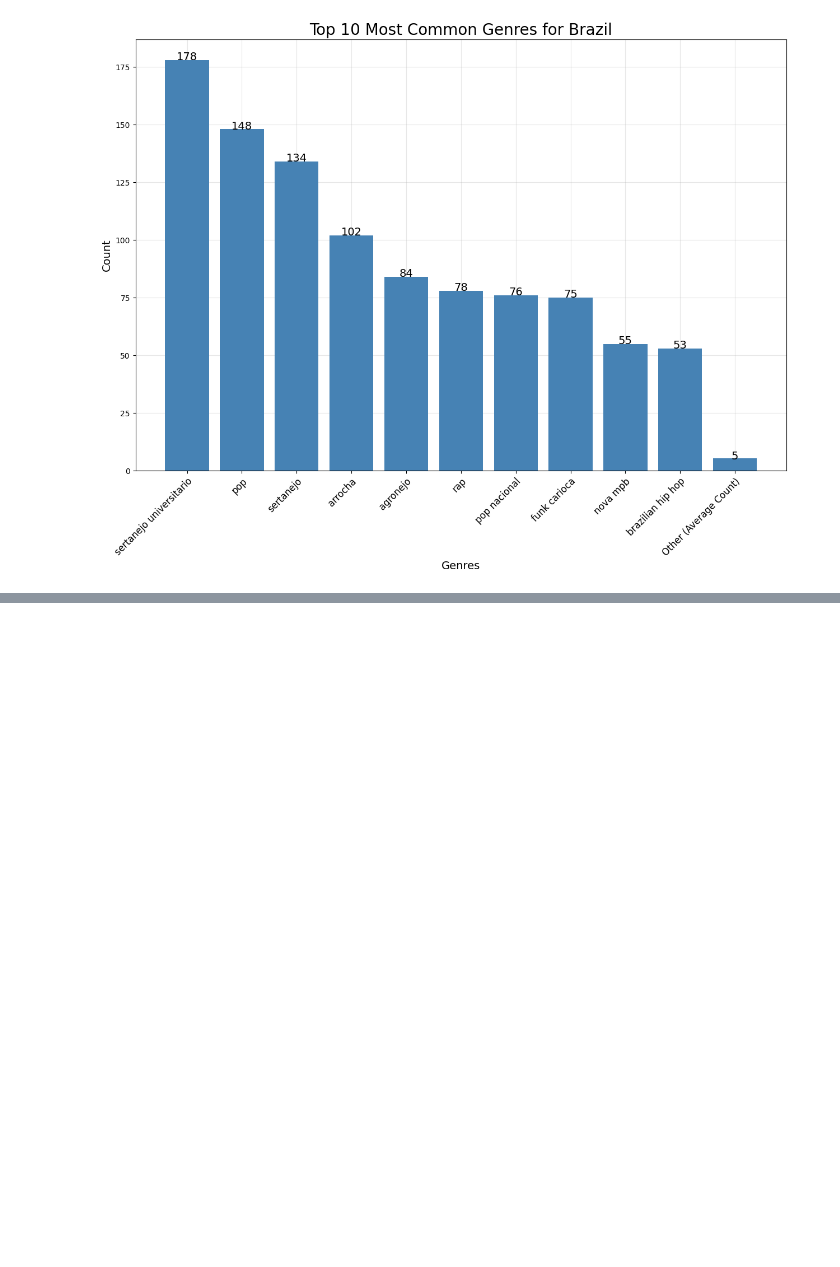
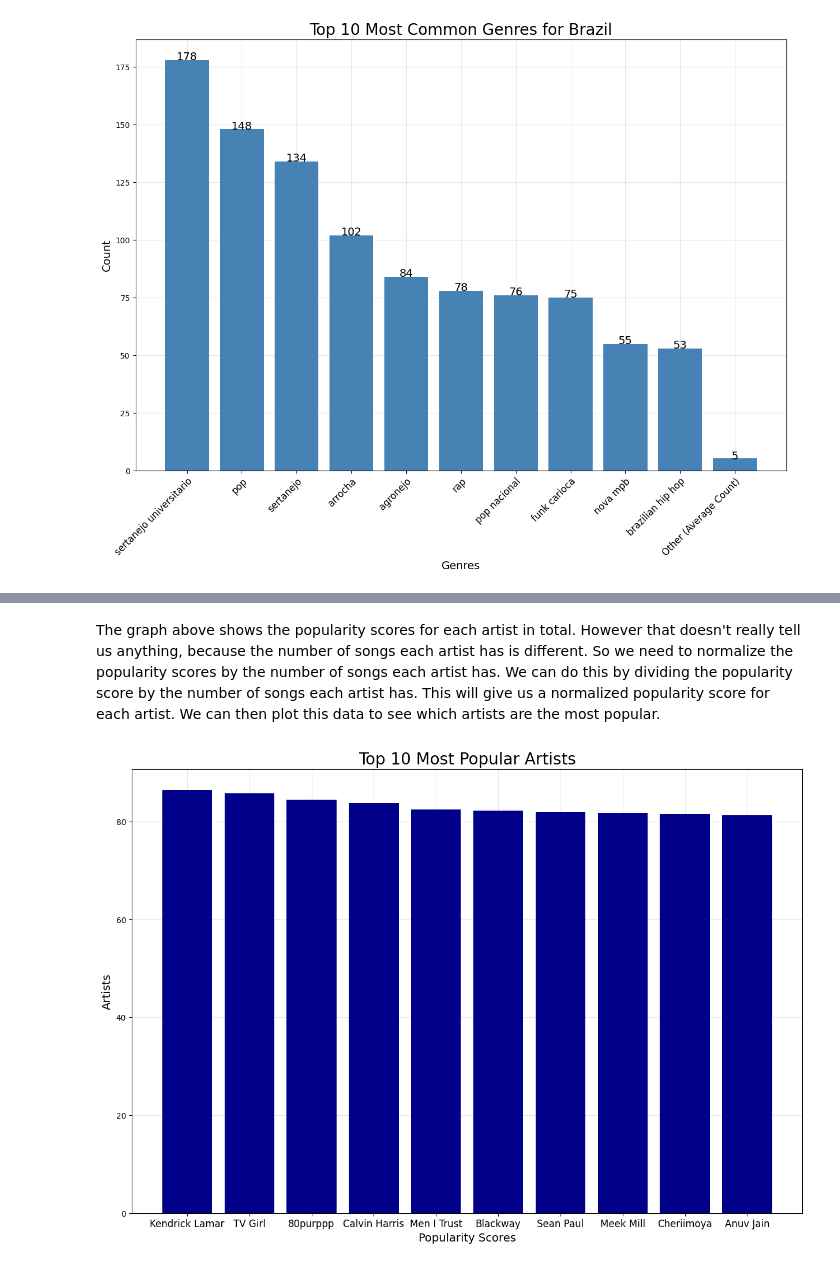
Before and after one commit to PiCake314/CSCI3022FinalProject, a Jupyter notebook: FinalProject.ipynb, the cells around one changed output, grey strips where cells are left out. Drawn from its saved outputs; the diff is of its cells as text; code cells hidden in the pictures; blank space fills up the shorter version.

```diff
--- a/FinalProject.ipynb
+++ b/FinalProject.ipynb
@@ -45,7 +45,7 @@ dfSong.drop(["Unnamed: 0","Year"],axis='columns',inplace=True)
 print(dfSong.info())
 
 #Removing all songs with NaN's without
-dfSong_clean = dfSong.dropna(ignore_index=True)
+dfSong_clean = dfSong.dropna()
 # %% [output]
 <class 'pandas.core.frame.DataFrame'>
 RangeIndex: 184000 entries, 0 to 183999
@@ -890,6 +902,10 @@ addlabels(topG,topN.astype('int'),ax)
 fig.savefig(ax.get_title()+".png")
 # %% [output]
 [figure]
+# %%
+dfSong = pd.read_csv("all_spotify_data.csv",keep_default_na=False,na_values=['None','Not Found','[]'])
+dfSong.drop(["Unnamed: 0","Year"],axis='columns',inplace=True)
+dfSong_clean = dfSong.dropna()
 # %%
 unique_artists = np.unique(np.hstack(dfSong_clean["Artist_Name"].values)) #Counting artist occurences
 
@@ -928,0 +947,44 @@ for tick in ax.get_xticklabels():
+# %% [markdown]
+The graph above shows the popularity scores for each artist in total. However that doesn't really tell us anything, because the number of songs each artist has is different. So we need to normalize the popularity scores by the number of songs each artist has. We can do this by dividing the popularity score by the number of songs each artist has. This will give us a normalized popularity score for each artist. We can then plot this data to see which artists are the most popular.
+# %%
+unique_artists, n= np.unique(np.hstack(dfSong_clean["Artist_Name"].values), return_counts=True) #Counting artist occurences
+
+#Initializing figure
+fig, ax = plt.subplots(figsize=(15,10))
+
+artists_dict = dict(zip(unique_artists, np.zeros(len(unique_artists)))) #Dictionary to store artist name and total popularity
+
+#Looping through the df to get total popularity of each artist
+for i in range(len(dfSong_clean)):
+    artist = dfSong_clean["Artist_Name"].values[i]
+    popularity = dfSong_clean["Popularity"].values[i]
+    artists_dict[artist] += popularity
+
+# getting the average popularity of each artist
+for artist in artists_dict.keys():
+    artists_dict[artist] = artists_dict[artist] / n[np.where(unique_artists == artist)[0][0]]
+
+
+#Sorting the dictionary by value
+artists_dict = dict(sorted(artists_dict.items(), key=lambda item: item[1], reverse=True))
+
+#Getting top k artists
+k = 10
+topA = list(artists_dict.keys())[:k]
+topN = list(artists_dict.values())[:k]
+
+#Plotting bar chart of top artist popularity
+ax.bar(topA, topN, color="darkblue")
+
+#Formatting and labeling
+ax.grid(alpha=0.3)
+ax.set_axisbelow(True)
+ax.set_title(f"Top {k} Most Popular Artists", fontsize=20)
+ax.set_xlabel("Popularity Scores", fontsize=14)
+ax.set_ylabel("Artists", fontsize=14)
+for tick in ax.get_xticklabels():
+    if k > 10: #Make room for labels if many bars
+        tick.set_rotation(-45)
+    tick.set_fontsize(12)
+# %% [output]
+[figure, added]
```
Also changed, not shown: parts of 9 cells of this notebook, 17 other files.
